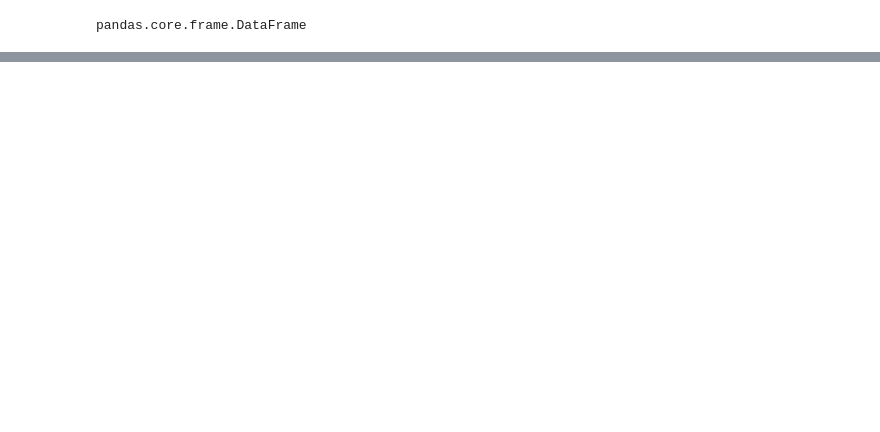
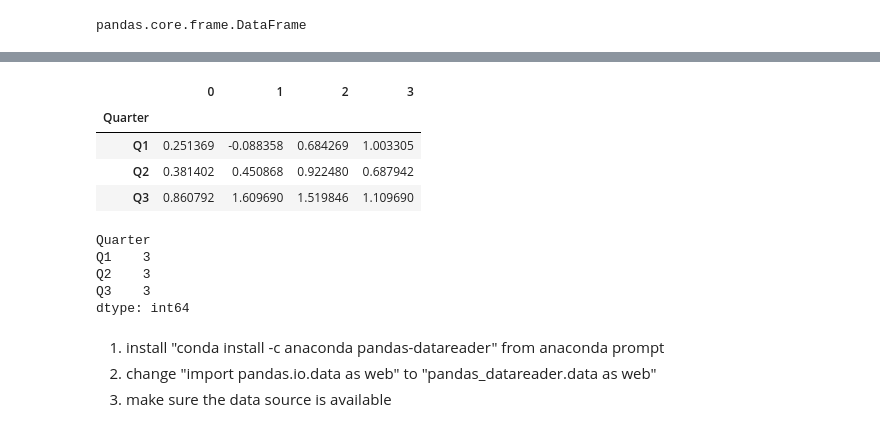
Before and after one commit to KennethWYLee/PythonInFinance, a Jupyter notebook: Ch6 Financial Time Series.ipynb, the cells around one changed output, grey strips where cells are left out. Drawn from its saved outputs; the diff is of its cells as text; code cells hidden in the pictures; blank space fills up the shorter version.

```diff
--- a/Ch6 Financial Time Series.ipynb
+++ b/Ch6 Financial Time Series.ipynb
@@ -329,0 +343,16 @@ Text(0,0.5,'value')
+# %%
+groups.max()
+# %% [output]
+|  | 0 | 1 | 2 | 3 |
+| Quarter |  |  |  |  |
+| Q1 | 0.251369 | -0.088358 | 0.684269 | 1.003305 |
+| Q2 | 0.381402 | 0.450868 | 0.922480 | 0.687942 |
+| Q3 | 0.860792 | 1.609690 | 1.519846 | 1.109690 |
+# %%
+groups.size()
+# %% [output]
+Quarter
+Q1    3
+Q2    3
+Q3    3
+dtype: int64
@@ -329,0 +362,4 @@ Text(0,0.5,'value')
+# %% [markdown]
+1. install "conda install -c anaconda pandas-datareader" from anaconda prompt
+2. change "import pandas.io.data as web" to "pandas_datareader.data as web"
+3. make sure the data source is available
```
Also changed, not shown: parts of 24 cells of this notebook.
